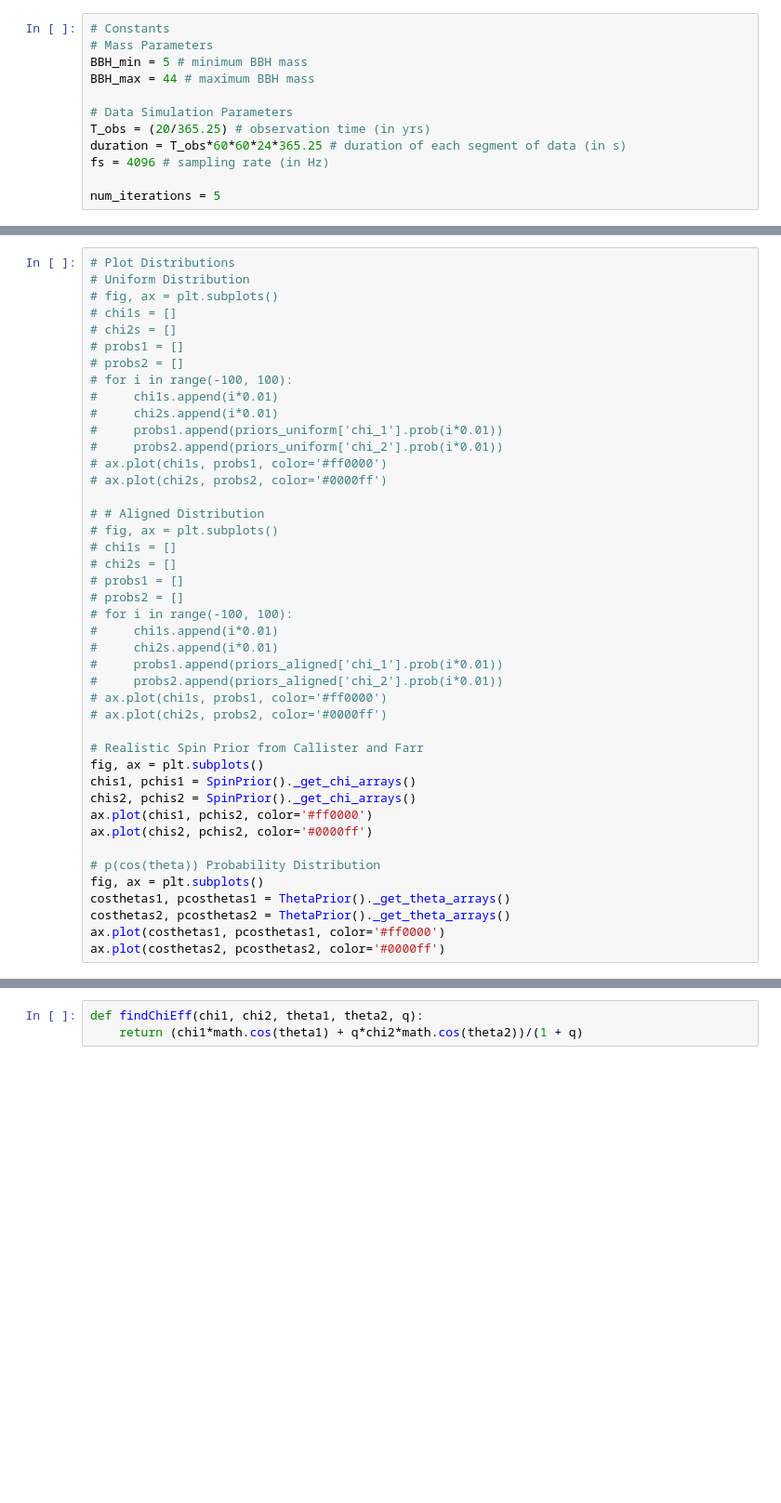
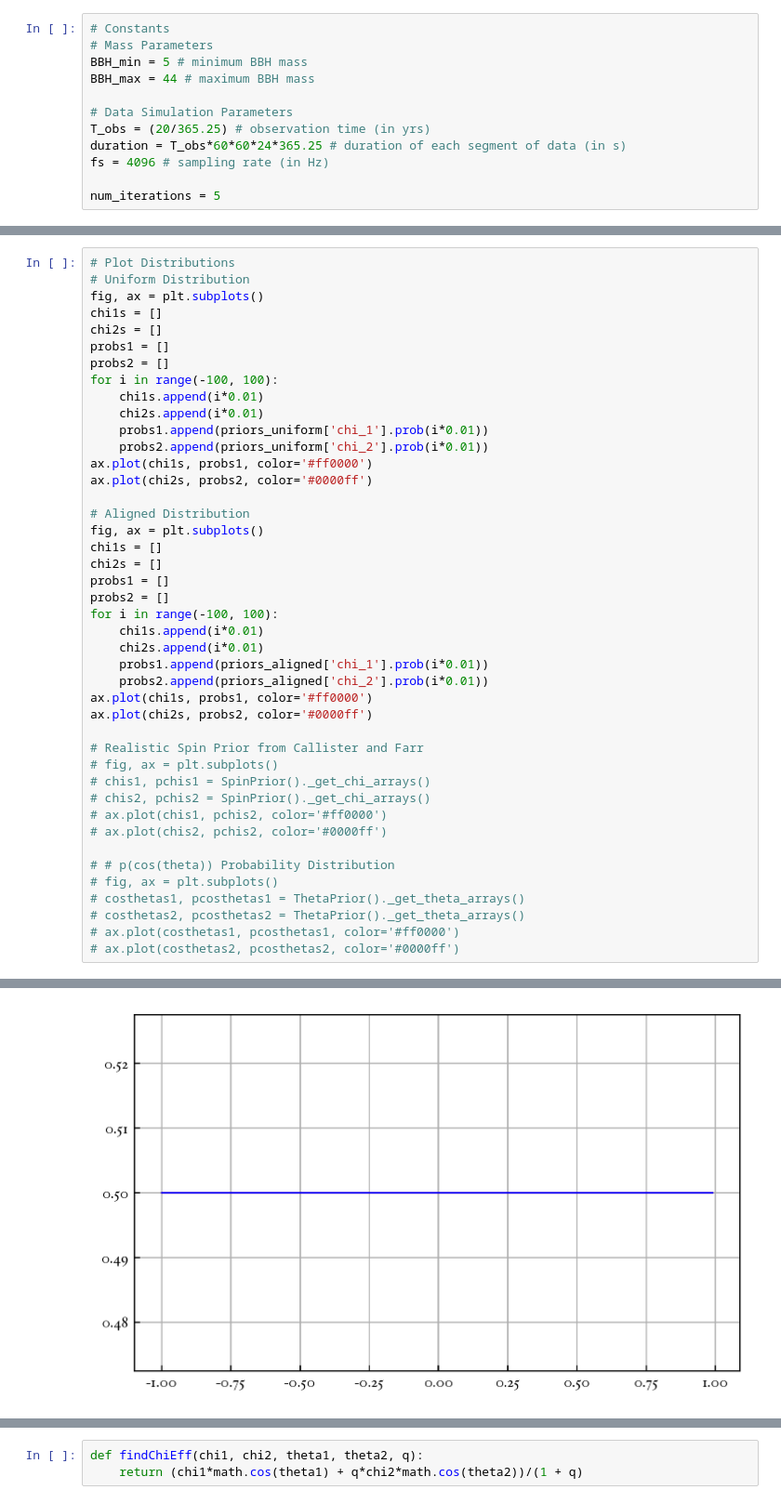
Before and after one commit to meyers-academic/astrophysical_gwb, a Jupyter notebook: notebooks/sgwb_calculation/spin_distributions.ipynb, the cells around one changed output, grey strips where cells are left out. Shown at 93% size. Drawn from its saved outputs; the diff is of its cells as text; blank space fills up the shorter version.

```diff
--- a/notebooks/sgwb_calculation/spin_distributions.ipynb
+++ b/notebooks/sgwb_calculation/spin_distributions.ipynb
@@ -175,43 +179,44 @@ TypeError: object.__init__() takes exactly one argument (the instance to initial
 # %%
 # Plot Distributions
 # Uniform Distribution
-# fig, ax = plt.subplots()
-# chi1s = []
-# chi2s = []
-# probs1 = []
-# probs2 = []
-# for i in range(-100, 100):
-#     chi1s.append(i*0.01)
-#     chi2s.append(i*0.01)
-#     probs1.append(priors_uniform['chi_1'].prob(i*0.01))
-#     probs2.append(priors_uniform['chi_2'].prob(i*0.01))
-# ax.plot(chi1s, probs1, color='#ff0000')
-# ax.plot(chi2s, probs2, color='#0000ff')
+fig, ax = plt.subplots()
+chi1s = []
+chi2s = []
+probs1 = []
+probs2 = []
+for i in range(-100, 100):
+    chi1s.append(i*0.01)
+    chi2s.append(i*0.01)
+    probs1.append(priors_uniform['chi_1'].prob(i*0.01))
+    probs2.append(priors_uniform['chi_2'].prob(i*0.01))
+ax.plot(chi1s, probs1, color='#ff0000')
+ax.plot(chi2s, probs2, color='#0000ff')
 
-# # Aligned Distribution
-# fig, ax = plt.subplots()
-# chi1s = []
-# chi2s = []
-# probs1 = []
-# probs2 = []
-# for i in range(-100, 100):
-#     chi1s.append(i*0.01)
-#     chi2s.append(i*0.01)
-#     probs1.append(priors_aligned['chi_1'].prob(i*0.01))
-#     probs2.append(priors_aligned['chi_2'].prob(i*0.01))
-# ax.plot(chi1s, probs1, color='#ff0000')
-# ax.plot(chi2s, probs2, color='#0000ff')
+# Aligned Distribution
+fig, ax = plt.subplots()
+chi1s = []
+chi2s = []
+probs1 = []
+probs2 = []
+for i in range(-100, 100):
+    chi1s.append(i*0.01)
+    chi2s.append(i*0.01)
+    probs1.append(priors_aligned['chi_1'].prob(i*0.01))
+    probs2.append(priors_aligned['chi_2'].prob(i*0.01))
+ax.plot(chi1s, probs1, color='#ff0000')
+ax.plot(chi2s, probs2, color='#0000ff')
 
 # Realistic Spin Prior from Callister and Farr
-fig, ax = plt.subplots()
-chis1, pchis1 = SpinPrior()._get_chi_arrays()
-chis2, pchis2 = SpinPrior()._get_chi_arrays()
-ax.plot(chis1, pchis2, color='#ff0000')
-ax.plot(chis2, pchis2, color='#0000ff')
+# fig, ax = plt.subplots()
+# chis1, pchis1 = SpinPrior()._get_chi_arrays()
+# chis2, pchis2 = SpinPrior()._get_chi_arrays()
+# ax.plot(chis1, pchis2, color='#ff0000')
+# ax.plot(chis2, pchis2, color='#0000ff')
 
-# p(cos(theta)) Probability Distribution
-fig, ax = plt.subplots()
-costhetas1, pcosthetas1 = ThetaPrior()._get_theta_arrays()
-costhetas2, pcosthetas2 = ThetaPrior()._get_theta_arrays()
-ax.plot(costhetas1, pcosthetas1, color='#ff0000')
-ax.plot(costhetas2, pcosthetas2, color='#0000ff')
+# # p(cos(theta)) Probability Distribution
+# fig, ax = plt.subplots()
+# costhetas1, pcosthetas1 = ThetaPrior()._get_theta_arrays()
+# costhetas2, pcosthetas2 = ThetaPrior()._get_theta_arrays()
+# ax.plot(costhetas1, pcosthetas1, color='#ff0000')
+# ax.plot(costhetas2, pcosthetas2, color='#0000ff')
+# %% [output]
@@ -217,0 +224 @@ ax.plot(costhetas2, pcosthetas2, color='#0000ff')
+[figure, added]
```
Also changed, not shown: parts of 9 cells of this notebook.
